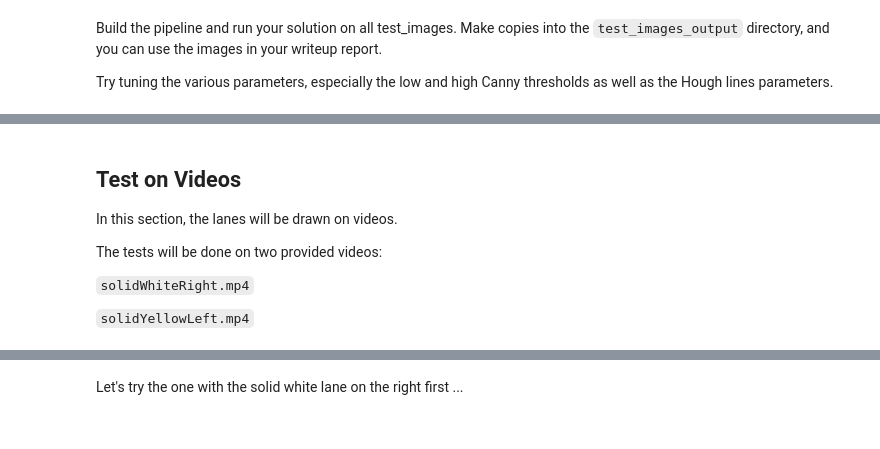
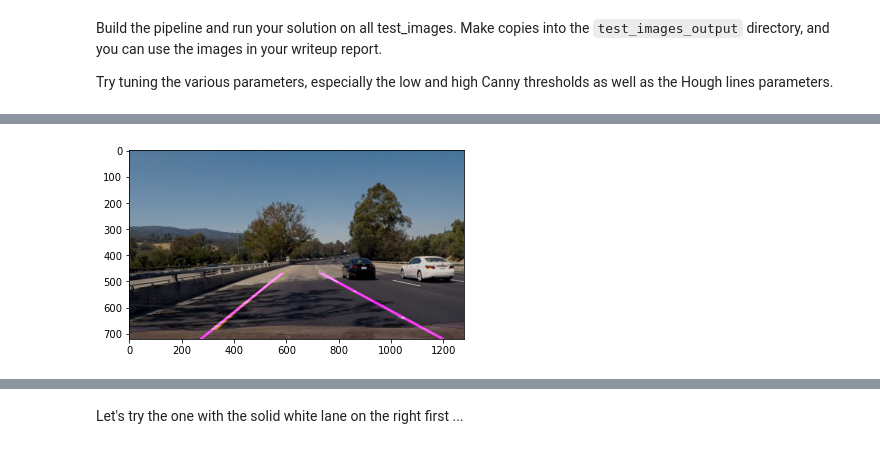
Before and after one commit to DaniMarts/CarND-LaneLines-P1, a Jupyter notebook: P1.ipynb, the cells around one changed output, grey strips where cells are left out. Saved outputs shown, nothing was run; the diff lists cells and outputs as text; code cells hidden in the pictures.

```diff
--- a/P1.ipynb
+++ b/P1.ipynb
@@ -483,18 +586,0 @@ True
-# %%
-i = 0  # a variable to keep track of the iterations
-for image in focused:
-    # getting the lines given by the hough transform
-    lines = cv2.HoughLinesP(image, rho=1, theta=np.radians(0.5), threshold=15, minLineLength=15, maxLineGap=50)
-    # drawing the lanes in the black image. Purple is used for better visibility of yellow lanes, when compared to red.
-    lane_image = draw_lanes(image, vertices, lines, color=[255,0,255], thickness=8)
-
-    # plotting the black image with lanes combined with the original image
-    result = weighted_img(lane_image, raw_images[i])
-    plt.figure()
-    plt.imshow(result)
-
-    # saving the resulting image in "test_images_output"
-    # Notice that the result needs to be converted to BGR
-    cv2.imwrite("test_images_output/image"+str(i)+"final_result.png", cv2.cvtColor(result, cv2.COLOR_RGB2BGR))
-
-    i += 1
@@ -508,10 +587,16 @@ for image in focused:
-# %% [markdown]
-## Test on Videos
-
-In this section, the lanes will be drawn on videos.
-
-The tests will be done on two provided videos:
-
-`solidWhiteRight.mp4`
-
-`solidYellowLeft.mp4`
+# %%
+# images_with_lines = []  # a list that will contain the images after the hough transform
+marked_lanes = []  # a list of black images with the lanes marked
+# lines = None
+i = 0
+for image in focused:
+    lines = cv2.HoughLinesP(image, rho=1, theta=np.radians(0.5), threshold=15, minLineLength=15, maxLineGap=50)
+    lane_image = draw_lanes(image, vertices, lines, color=[255,0,255], thickness=8)
+#     marked_lanes.append(line_image)
+
+    plt.figure()
+    plt.imshow(weighted_img(lane_image, raw_images[i]))
+
+    i += 1
+# %% [output]
+[figure, added]
```
Also changed, not shown: parts of 39 cells of this notebook, 13 other files.
